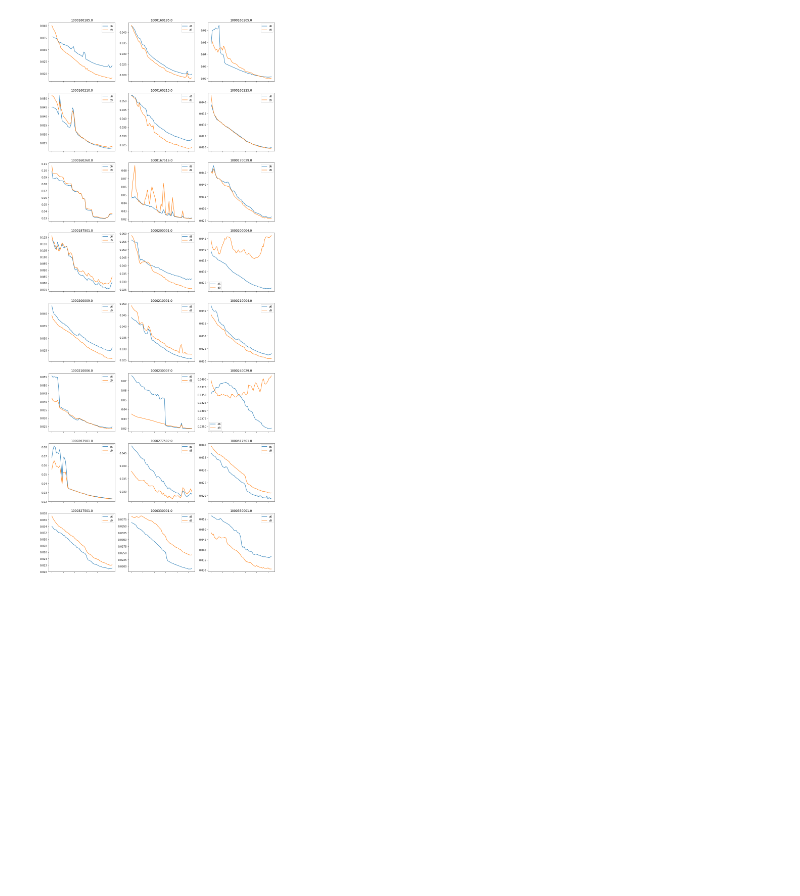
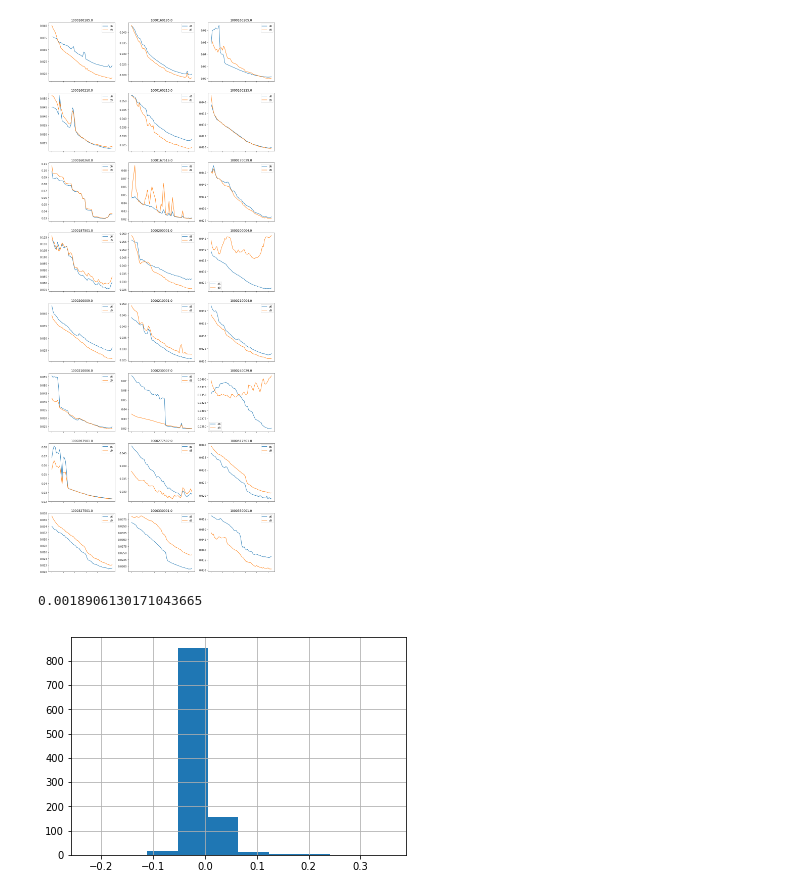
Before and after one commit to cmoscardi/independent_2018, a Jupyter notebook: image/image_overlap.ipynb, the cells around one changed output. Drawn from its saved outputs; the diff is of its cells as text; code cells hidden in the pictures; blank space fills up the shorter version.

Commit message:
a couple overlap plots

```diff
--- a/image/image_overlap.ipynb
+++ b/image/image_overlap.ipynb
@@ -32,3 +32,10 @@ for i, ax in enumerate(axes):
 # %% [output]
 1050 overlapping bbls
 [figure]
+# %%
+diffs = final_light_d9[overlap] - final_light_d6[overlap]
+diffs.mean().hist()
+diffs.mean().mean()
+# %% [output]
+0.0018906130171043665
+[figure, added]
```
Also changed, not shown: parts of 3 cells of this notebook.
